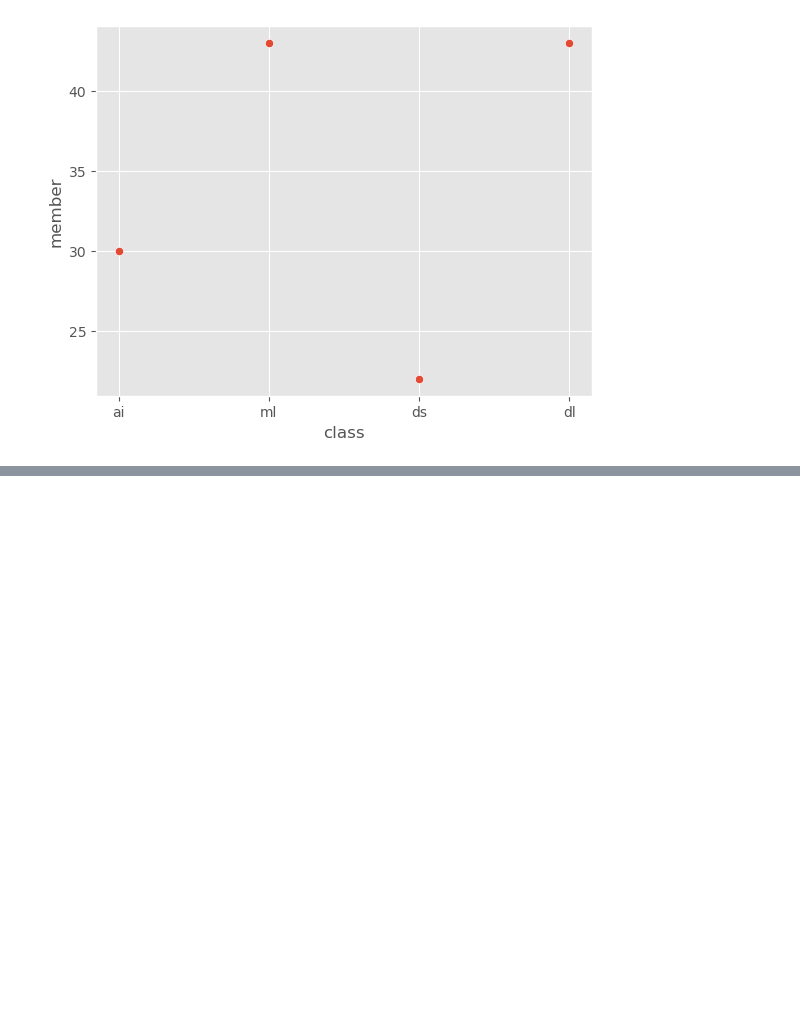
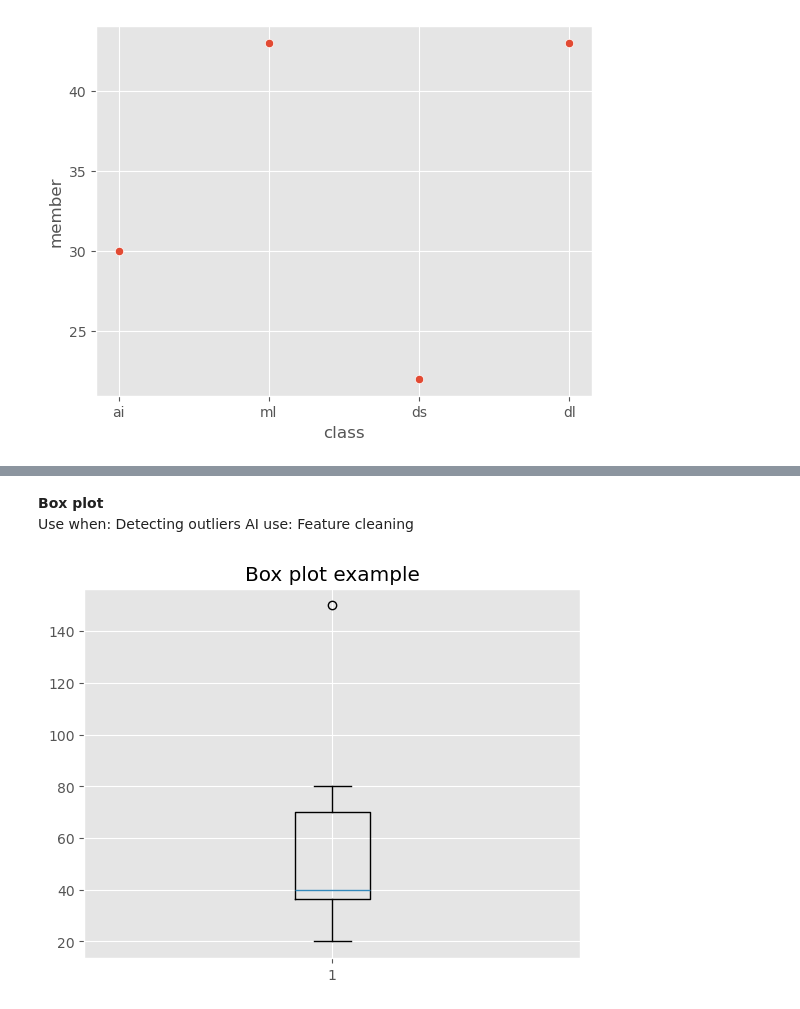
Before and after one commit to ziaulislam-mughal/Data-Visualizations-With-Matplotlib-Seaborn, a Jupyter notebook: data_visualization.ipynb, the cells around one changed output, grey strips where cells are left out. Saved outputs shown, nothing was run; the diff lists cells and outputs as text; code cells hidden in the pictures; blank space fills up the shorter version.

```diff
--- a/data_visualization.ipynb
+++ b/data_visualization.ipynb
@@ -235,0 +256,10 @@ sns.histplot(x='class',y='member',data=df)
+# %% [markdown]
+**Box plot**<br>
+Use when: Detecting outliers AI use: Feature cleaning
+# %%
+age = [40,20,35,40,80,150]
+plt.boxplot(age)
+plt.title("Box plot example")
+plt.show()
+# %% [output]
+[figure, added]
```
Also changed, not shown: parts of 22 cells of this notebook.
